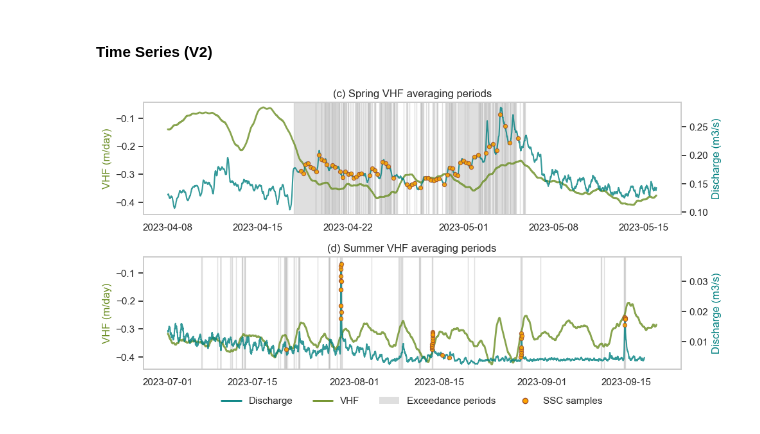
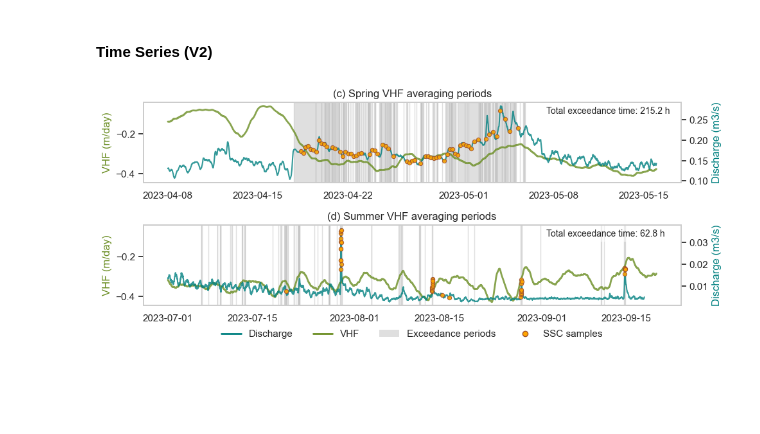
Before and after one commit to nicole-hucke/sediment_trap_paper, a Jupyter notebook: plots/time_series/figure1_time_series.ipynb, the cells around one changed output. Drawn from its saved outputs; the diff is of its cells as text; code cells hidden in the pictures; blank space fills up the shorter version.

Commit message:
figure 1 new version

```diff
--- a/plots/time_series/figure1_time_series.ipynb
+++ b/plots/time_series/figure1_time_series.ipynb
@@ -104,7 +104,7 @@ plt.show()
 # %%
 # input the turbidity threshold
 spring_threshold = 9.5
-summer_threshold = 6
+summer_threshold = 5.8
 
 # find spring exceedance regions
 spring_exceeds = sp_turb['TurbClean'] > spring_threshold
@@ -223,7 +223,7 @@ spring_discharge_at_samples = q_sp.reindex(sp_sample_SSC.index, method='nearest'
 # summer: discharge values at SSC sample times
 summer_discharge_at_samples = q_sm.reindex(sm_sample_SSC.index, method='nearest')
 # %%
-fig, ax1 = plt.subplots(2, 1, figsize=(10, 5))
+fig, ax1 = plt.subplots(2, 1, figsize=(10, 4))
 
 # common VHF y-limits across both seasons
 vhf_spring = VHF_spring['T2'] * 86400
@@ -259,32 +259,38 @@ ax2 = ax1[1].twinx()
 ax2.plot(q_sm.index, q_sm['Q'], label='Discharge (m3/s)', alpha=0.8, color='teal')
 ax2.scatter(sm_sample_SSC.index, summer_discharge_at_samples['Q'], c='orange', marker='o',
             s=20, alpha=0.9, label='SSC samples', zorder=5, edgecolor='sienna', linewidth=0.8)
 # averaging periods highlighted
 for start, end in summer_regions:
     ax1[1].axvspan(start, end, color='silver', alpha=0.5)
 ax1[1].set_ylabel('VHF (m/day)', color='olivedrab')
 ax1[1].set_ylim(vhf_min - pad, vhf_max + pad)
 ax2.set_ylabel('Discharge (m3/s)', color='teal')
 ax1[1].set_title('(d) Summer VHF averaging periods')
 ax1[1].grid(False)
 ax2.grid(False)
 
 # legend handles for the shared legend
 legend_vhf = Line2D([0], [0], color='olivedrab', lw=2, label='VHF')
 legend_q = Line2D([0], [0], color='teal', lw=2, label='Discharge')
 legend_exceed = Patch(facecolor='silver', edgecolor='none', alpha=0.5,
                         label='Exceedance periods')
 legend_ssc = Line2D([0], [0], marker='o', linestyle='None',
                     markerfacecolor='orange', markeredgecolor='sienna',
                     markersize=6, label='SSC samples')
 # plot legend
 fig.legend(handles=[legend_q, legend_vhf, legend_exceed, legend_ssc], loc='lower center',
     ncol=4, frameon=False, bbox_to_anchor=(0.5, -0.05))
 plt.tight_layout()
 plt.subplots_adjust(bottom=0.18)
 
+# adding time in suspension text
+ax1[0].text(0.75, 0.95, f"Total exceedance time: 215.2 h", transform=ax1[0].transAxes,
+    va="top", ha="left", fontsize=10, bbox=dict(facecolor="white", alpha=0.5, edgecolor="none"))
+ax1[1].text(0.75, 0.95, f"Total exceedance time: 62.8 h", transform=ax1[1].transAxes,
+    va="top", ha="left", fontsize=10, bbox=dict(facecolor="white", alpha=0.5, edgecolor="none"))
+
 plt.tight_layout()
-plt.savefig('Turbidity_Threshold_Exceedance_V2.jpg', dpi=500)
+plt.savefig('Turbidity_Threshold_Exceedance_V2.jpg', dpi=900, bbox_inches='tight')
 plt.show()
 # %% [output]
-[figure, old version]
+[figure, new version]
```
Also changed, not shown: 8 other files.
